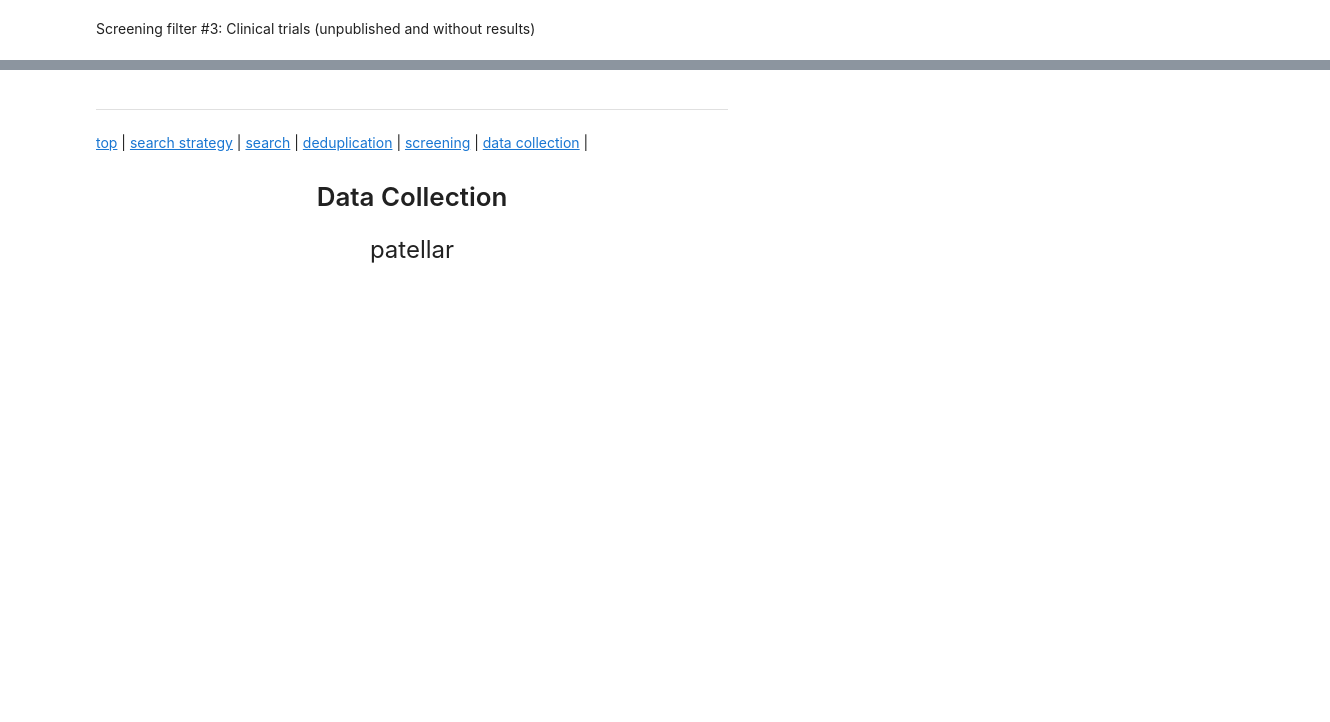
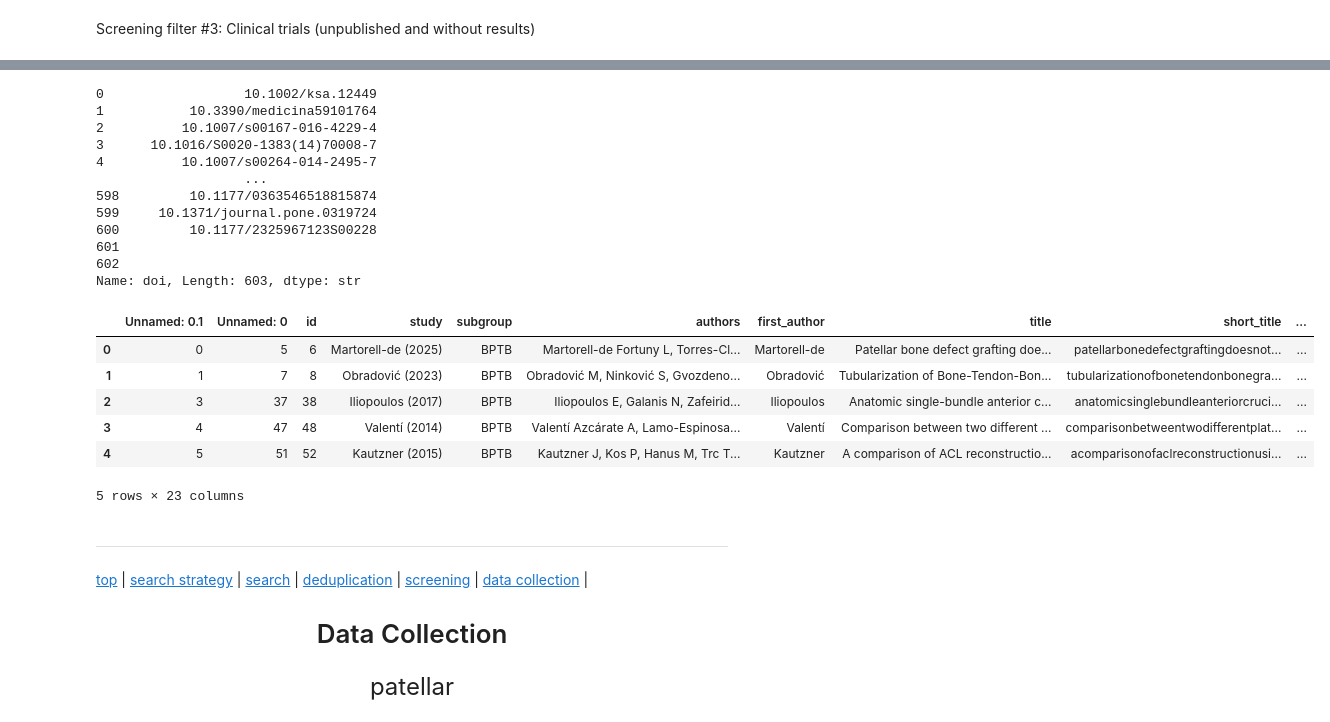
Before and after one commit to dong-wkim/network_meta-analysis, a Jupyter notebook: README.ipynb, the cells around one changed output, grey strips where cells are left out. Cells and saved outputs as stored; diff of their text form; code cells hidden in the pictures; blank space fills up the shorter version.

```diff
--- a/README.ipynb
+++ b/README.ipynb
@@ -733,14 +777,14 @@ The search strategies were 'translated' via regular expressions from PubMed synt
 # %% [markdown]
 ---
 # %%
-acl = f"""("anterior cruciate ligament"[mh] OR "anterior cruciate ligament reconstruction"[tiab])"""
+acl = f"""("anterior cruciate ligament"[mh] OR "anterior cruciate ligament"[tiab] OR "anterior cruciate ligament reconstruction"[tiab] OR "acl"[tiab])"""
 rct = f"""("randomized controlled trial"[pt] OR "randomized controlled trial"[tiab] OR "randomised controlled trial"[tiab])"""
 reviews = f"""("review"[pt] OR "review"[tiab] OR "systematic review"[pt] OR "systematic review"[tiab] OR "meta-analysis"[pt] OR "meta-analysis"[tiab])"""
 outcomes = f"""("ikdc"[tiab] OR "lysholm"[tiab] OR "tegner"[tiab] OR (("instrumental laxity"[tiab] OR "kt-1000"[tiab] OR "kt-2000"[tiab] OR "rolimeter"[tiab]) OR "pivot shift"[tiab] OR "lachman"[tiab]) OR ("graft failure"[tiab] OR "graft rupture"[tiab]))"""
 
 bptb = f"""("bone-patellar tendon-bone"[tiab] OR "patellar tendon"[tiab] OR "bptb"[tiab])"""
 ht = f"""("hamstring tendon"[tiab] OR "semitendinosus"[tiab] OR "gracilis"[tiab])"""
-qt = f"""("quadriceps"[tiab] OR "qt"[tiab])"""
+qt = f"""("quadriceps"[tiab] OR "quadriceps tendon"[tiab] OR "qt"[tiab])"""
 plt = f"""("peroneus longus"[tiab] OR "fibularis longus"[tiab])"""
 at = f"""("achilles"[tiab])"""
 ta = f"""("tibialis anterior"[tiab] OR "tibialis posterior"[tiab])"""
@@ -1823,3 +1807,48 @@ Number of records that don't contain 'clinicaltrials.gov' in column 'journal':
+# %%
+import requests
+import pandas as pd
+
+df = pd.read_csv(f"{full_text}/full_text_screening.csv", encoding = "utf-8")
+
+doi = df["doi"].fillna("").str.strip()
+print(doi)
+
+#sci = df["doi"].where(df["year"]==2010).dropna()
+
+downloads = []
+views = []
+for x in doi:
+    base = f"sci.bban.top/pdf" # options = sci-hub.al
+    download = f"https://{base}/{x}.pdf?download=true"
+    view = f"https://{base}/{x}.pdf"
+    downloads.append(download)
+    views.append(view)
+
+df["pdf.download"] = downloads
+df["pdf.view"] = views
+df.to_csv(f"{screening}/PDF/pdf.csv", encoding = "utf-8")
+df.to_csv(f"{screening}/PDF/pdf.csv", encoding = "utf-8")
+df.head()
+# %% [output]
+0                  10.1002/ksa.12449
+1           10.3390/medicina59101764
+2          10.1007/s00167-016-4229-4
+3      10.1016/S0020-1383(14)70008-7
+4          10.1007/s00264-014-2495-7
+                   ...
+598         10.1177/0363546518815874
+599     10.1371/journal.pone.0319724
+600         10.1177/2325967123S00228
+601
+602
+Name: doi, Length: 603, dtype: str
+|  | Unnamed: 0.1 | Unnamed: 0 | id | study | subgroup | authors | first_author | title | short_title | ... |
+| 0 | 0 | 5 | 6 | Martorell-de (2025) | BPTB | Martorell-de Fortuny L, Torres-Cl... | Martorell-de | Patellar bone defect grafting doe... | patellarbonedefectgraftingdoesnot... | ... |
+| 1 | 1 | 7 | 8 | Obradović (2023) | BPTB | Obradović M, Ninković S, Gvozdeno... | Obradović | Tubularization of Bone-Tendon-Bon... | tubularizationofbonetendonbonegra... | ... |
+| 2 | 3 | 37 | 38 | Iliopoulos (2017) | BPTB | Iliopoulos E, Galanis N, Zafeirid... | Iliopoulos | Anatomic single-bundle anterior c... | anatomicsinglebundleanteriorcruci... | ... |
+| 3 | 4 | 47 | 48 | Valentí (2014) | BPTB | Valentí Azcárate A, Lamo-Espinosa... | Valentí | Comparison between two different ... | comparisonbetweentwodifferentplat... | ... |
+| 4 | 5 | 51 | 52 | Kautzner (2015) | BPTB | Kautzner J, Kos P, Hanus M, Trc T... | Kautzner | A comparison of ACL reconstructio... | acomparisonofaclreconstructionusi... | ... |
+5 rows × 23 columns
 # %% [markdown]
 ---
 [top](#toc) | [search strategy](#search-strategy) | [search](#search) | [deduplication](#deduplication) | [screening](#screening) |
```
Also changed, not shown: parts of 40 cells of this notebook.
